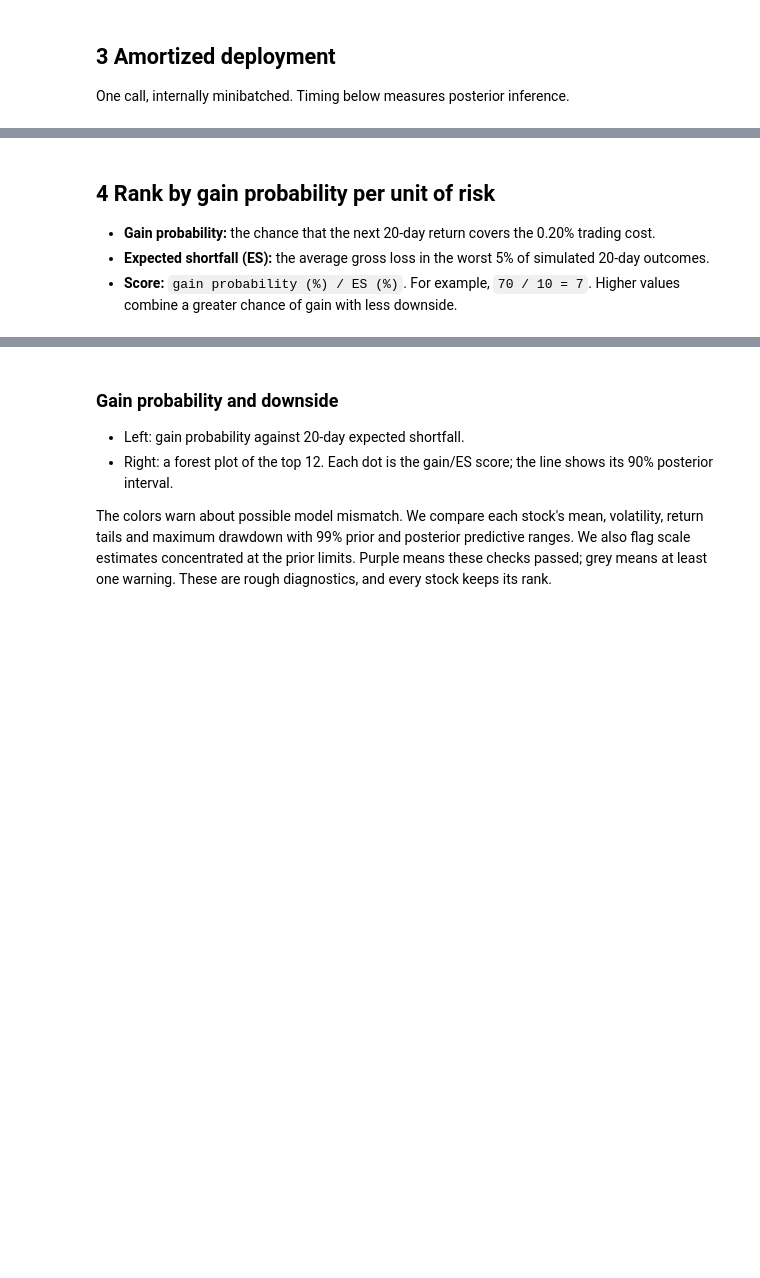
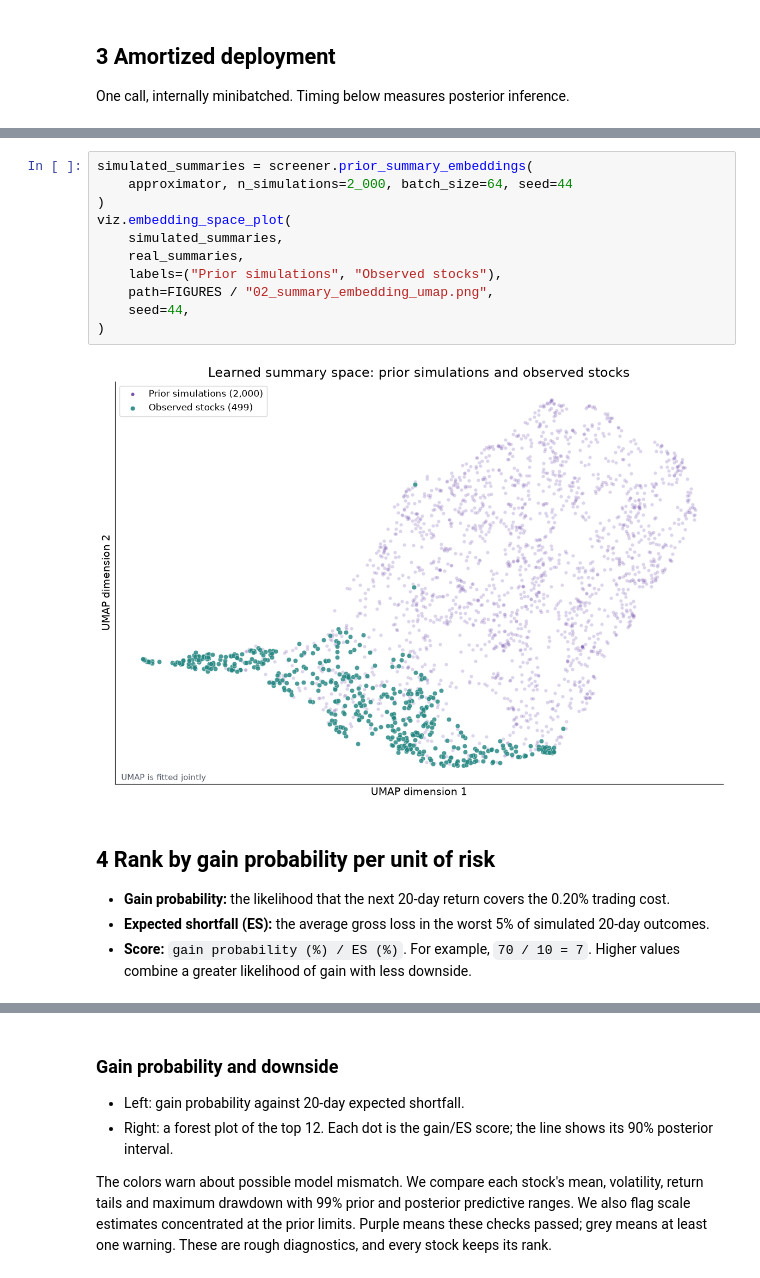
Before and after one commit to stefanradev93/amortized-fractals, a Jupyter notebook: mmar_stock_screener.ipynb, the cells around one changed output, grey strips where cells are left out. Drawn from its saved outputs; the diff is of its cells as text; blank space fills up the shorter version.

Commit message:
Add umap

```diff
--- a/mmar_stock_screener.ipynb
+++ b/mmar_stock_screener.ipynb
@@ -85,9 +85,22 @@ Posterior: (499, 512, 4) = (stocks, draws, parameters)
+# %%
+simulated_summaries = screener.prior_summary_embeddings(
+    approximator, n_simulations=2_000, batch_size=64, seed=44
+)
+viz.embedding_space_plot(
+    simulated_summaries,
+    real_summaries,
+    labels=("Prior simulations", "Observed stocks"),
+    path=FIGURES / "02_summary_embedding_umap.png",
+    seed=44,
+)
+# %% [output]
+[figure, added]
 # %% [markdown]
 ## 4 Rank by gain probability per unit of risk
 
-- **Gain probability:** the chance that the next 20-day return covers the 0.20% trading cost.
+- **Gain probability:** the likelihood that the next 20-day return covers the 0.20% trading cost.
 - **Expected shortfall (ES):** the average gross loss in the worst 5% of simulated 20-day outcomes.
-- **Score:** `gain probability (%) / ES (%)`. For example, `70 / 10 = 7`. Higher values combine a greater chance of gain with less downside.
+- **Score:** `gain probability (%) / ES (%)`. For example, `70 / 10 = 7`. Higher values combine a greater likelihood of gain with less downside.
 # %%
 risk_start = perf_counter()
 ranking, coverage_checks = screener.screen_stocks(
```
Also changed, not shown: parts of 9 cells of this notebook, 12 other files.
